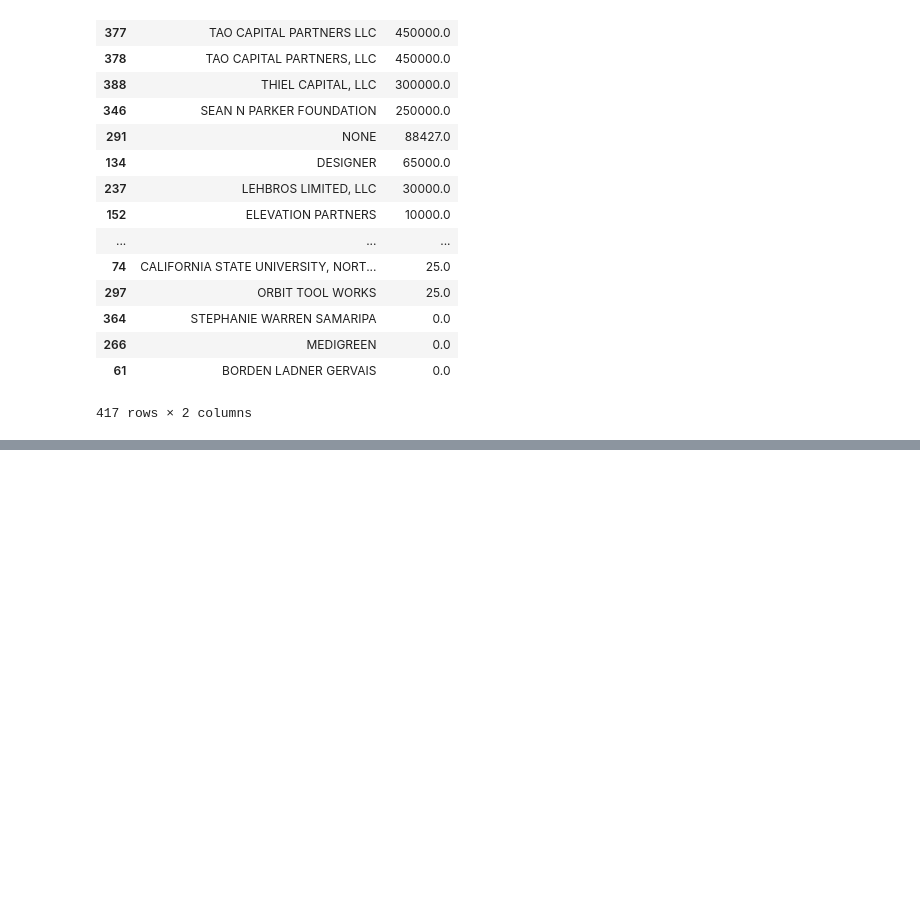
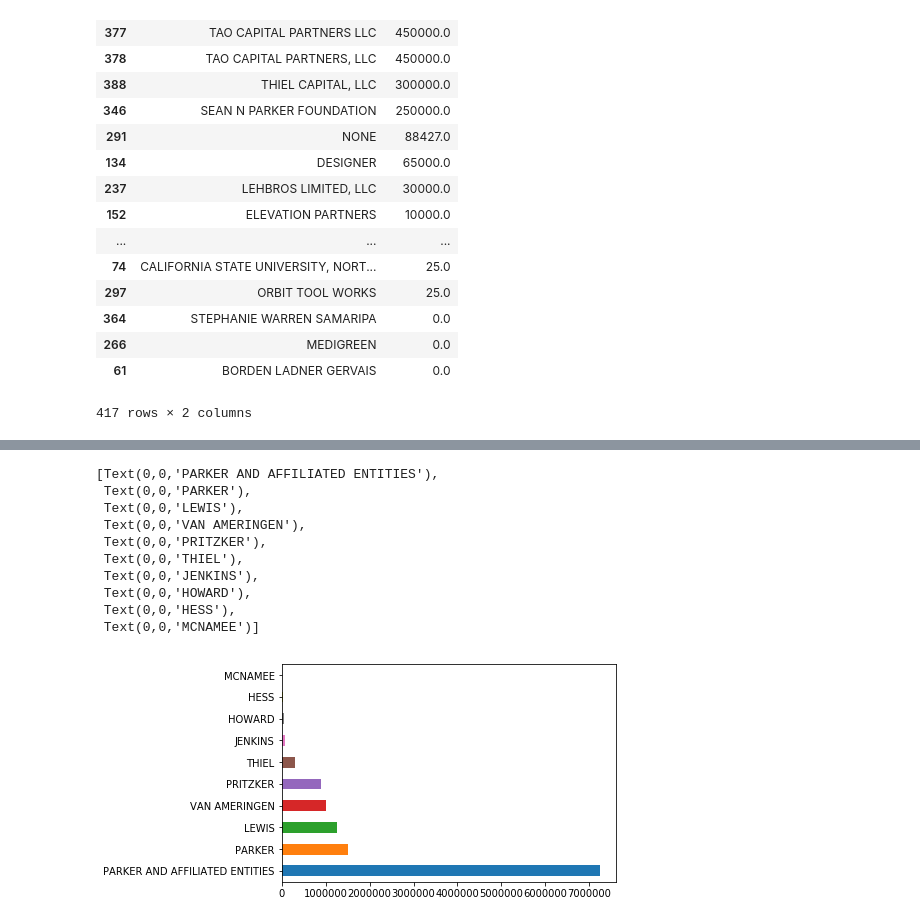
Before and after one commit to ade711/Prop64_Analysis, a Jupyter notebook: prop64_analysis.ipynb, the cells around one changed output, grey strips where cells are left out. Cells and saved outputs as stored; diff of their text form; code cells hidden in the pictures; blank space fills up the shorter version.

```diff
--- a/prop64_analysis.ipynb
+++ b/prop64_analysis.ipynb
@@ -369,0 +310,5 @@ mergeContribs.groupby(['contributor_employer']).amount.sum().reset_index().sort_
+# %%
+#supporters of the proposition
+top_supporters = support64.groupby(
+    ["contributor_firstname", "contributor_lastname"]
+).amount.sum().reset_index().sort_values("amount", ascending=False).head(10)
@@ -369,0 +324,15 @@ mergeContribs.groupby(['contributor_employer']).amount.sum().reset_index().sort_
+# %%
+chart = top_supporters.amount.plot.barh()
+chart.set_yticklabels(top_supporters.contributor_lastname)
+# %% [output]
+[Text(0,0,'PARKER AND AFFILIATED ENTITIES'),
+ Text(0,0,'PARKER'),
+ Text(0,0,'LEWIS'),
+ Text(0,0,'VAN AMERINGEN'),
+ Text(0,0,'PRITZKER'),
+ Text(0,0,'THIEL'),
+ Text(0,0,'JENKINS'),
+ Text(0,0,'HOWARD'),
+ Text(0,0,'HESS'),
+ Text(0,0,'MCNAMEE')]
+[figure, added]
```
Also changed, not shown: parts of 17 cells of this notebook.
